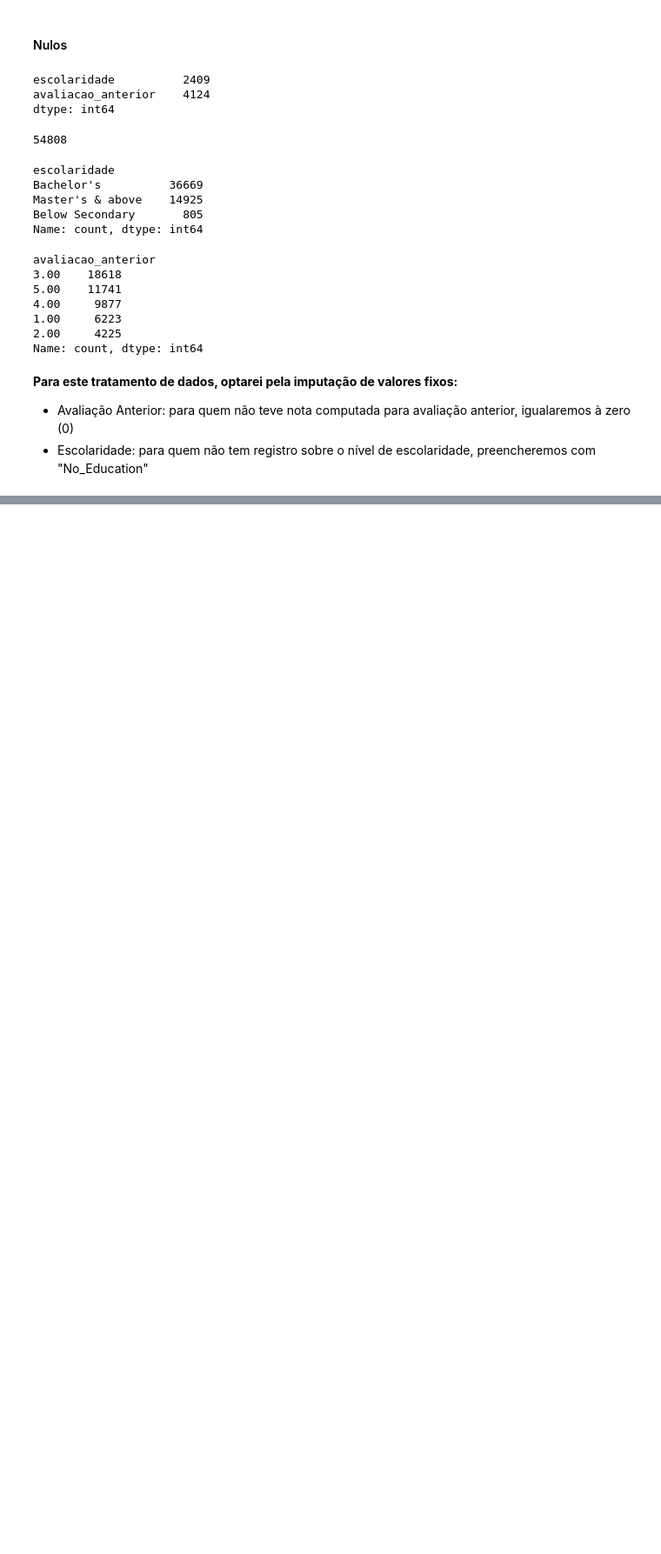
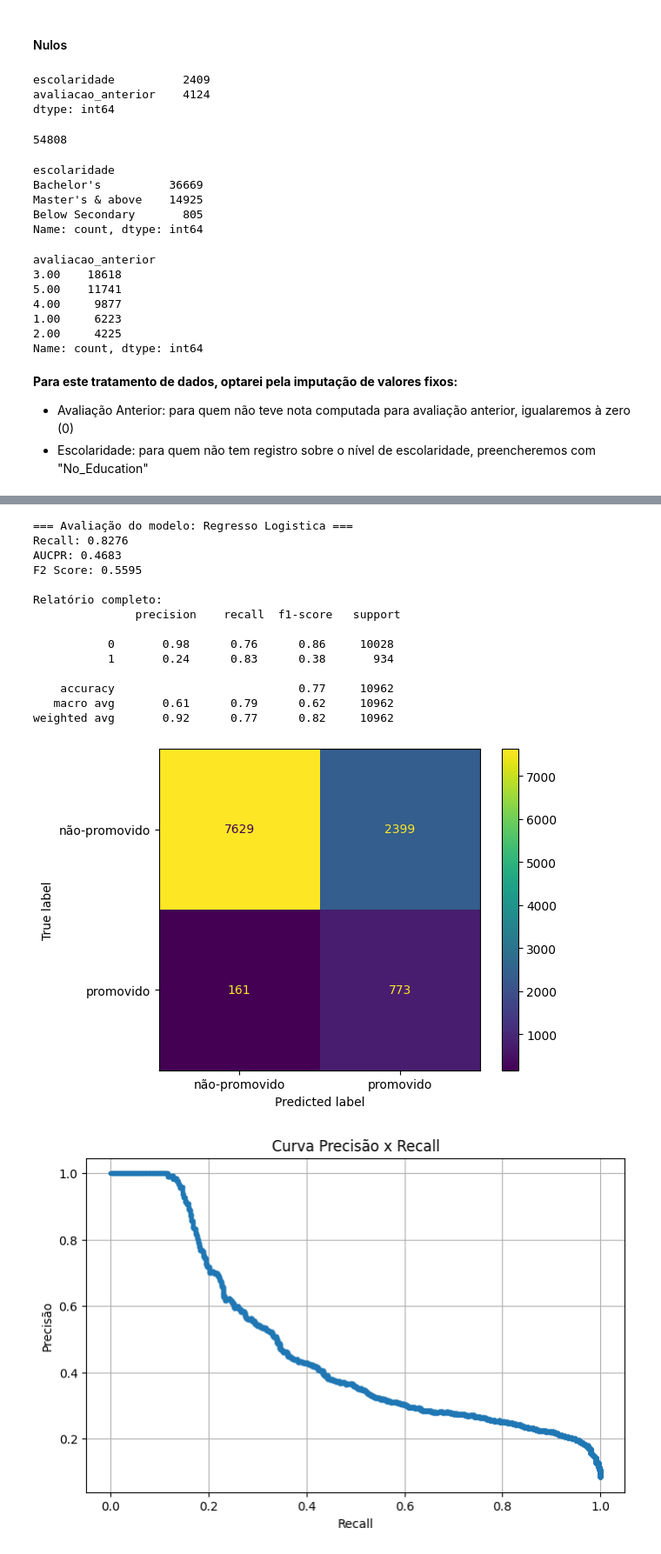
Before and after one commit to Douglaas92/tcc_people_analytics, a Jupyter notebook: 02_modelo-predicao.ipynb, the cells around one changed output, grey strips where cells are left out. Shown: that part at 87% size. Cells and saved outputs as stored; diff of their text form; code cells hidden in the pictures; blank space fills up the shorter version.

Commit message:
Subir versão final do projeto técnico, com todas as anotações e experimentos realizados, bem como com o modelo final vencedor

```diff
--- a/02_modelo-predicao.ipynb
+++ b/02_modelo-predicao.ipynb
@@ -178,8 +193,12 @@ train_df.head(1)
 |  | matricula | departamento | regiao | escolaridade | genero | canal_recrutamento | qtd_treinamentos | ... |
 | 0 | 65438 | Sales & Marketing | region_7 | Master's & above | f | sourcing | 1 | ... |
 # %%
-X = train_df.drop(["promovido", "matricula"], axis=1)
-y = train_df["promovido"]
+# ============================================================
+# 6. Separo variáveis independentes (X) e alvo (y)
+# ============================================================
+
+X = df_treino.drop(["promovido", "matricula"], axis=1)
+y = df_treino["promovido"]
 # %% [markdown]
 #### Duplicidade
 # %%
@@ -485,0 +405,10 @@ joblib.dump(final_pipeline, "modelo_final.pkl")
+# %%
+# ============================================================
+# 11. Definição dos modelos de classificação
+# ============================================================
+
+modelos = {
+    "Regressao_Logistica": LogisticRegression(max_iter=1000, class_weight="balanced"),
+    "Arvore_Decisao": DecisionTreeClassifier(random_state=42, class_weight="balanced"),
+    "Random_Forest": RandomForestClassifier(random_state=42, class_weight="balanced")
+}
@@ -485,0 +471,46 @@ joblib.dump(final_pipeline, "modelo_final.pkl")
+# %%
+# ============================================================
+# 13. Treino, validação e avaliação do melhor modelo da CV
+# ============================================================
+
+melhor_modelo = modelos["Regressao_Logistica"]
+pipeline = Pipeline(steps=[
+    ("transforma_tipos", transforma_tipos),
+    ("transforma_variaveis", transforma_variaveis),
+    ("preprocessador", preprocessador),
+    ("modelo", melhor_modelo)
+])
+
+pipeline.fit(X_treino, y_treino)
+predicoes = pipeline.predict(X_val)
+probabilidades = pipeline.predict_proba(X_val)[:, 1]
+
+print(f"\n=== Avaliação do modelo: Regresso Logistica ===")
+exibir_metricas(y_val, predicoes, probabilidades)
+
+precisoes, recalls, limiares = precision_recall_curve(y_val, probabilidades)
+
+plt.figure(figsize=(8, 5))
+plt.plot(recalls, precisoes, marker='.')
+plt.xlabel("Recall")
+plt.ylabel("Precisão")
+plt.title("Curva Precisão x Recall")
+plt.grid(True)
+plt.show()
+# %% [output]
+=== Avaliação do modelo: Regresso Logistica ===
+Recall: 0.8276
+AUCPR: 0.4683
+F2 Score: 0.5595
+
+Relatório completo:
+               precision    recall  f1-score   support
+
+           0       0.98      0.76      0.86     10028
+           1       0.24      0.83      0.38       934
+
+    accuracy                           0.77     10962
+   macro avg       0.61      0.79      0.62     10962
+weighted avg       0.92      0.77      0.82     10962
+[figure, added]
+[figure, added]
```
Also changed, not shown: parts of 54 cells of this notebook, 3 other files.
